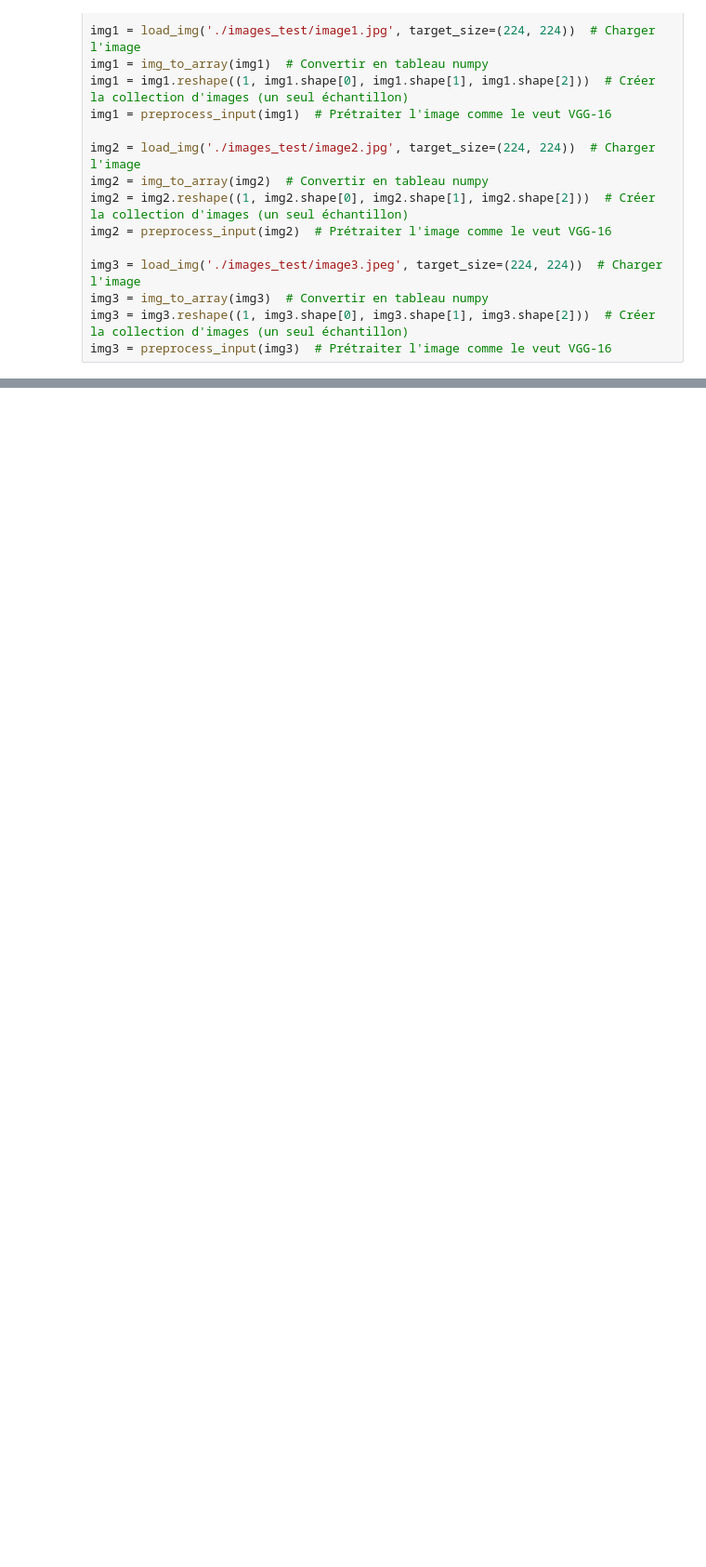
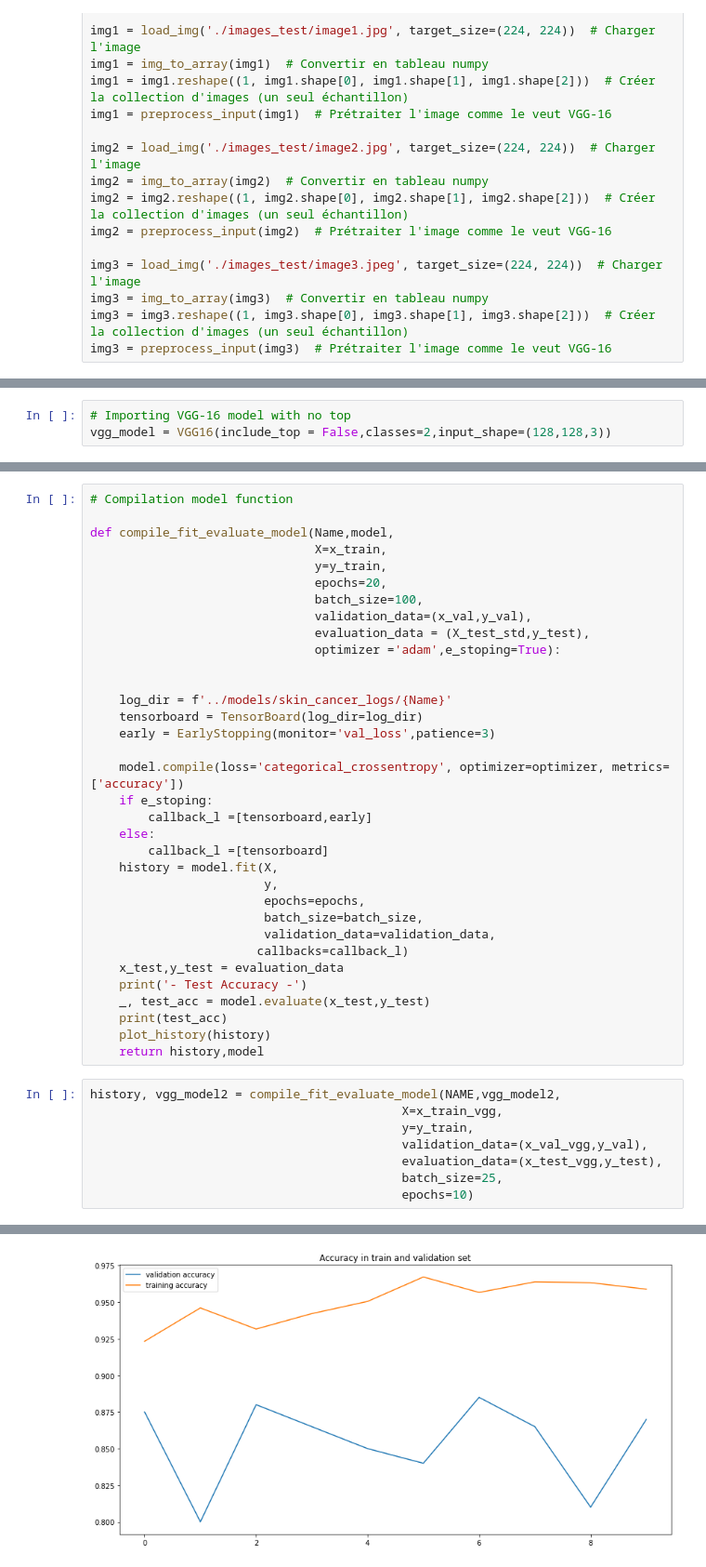
Before and after one commit to FernandoDanielArroyo/ML5, a Jupyter notebook: Notebooks/transfer_Learning.ipynb, the cells around one changed output, grey strips where cells are left out. Shown at 93% size. Saved outputs shown, nothing was run; the diff lists cells and outputs as text; blank space fills up the shorter version.

```diff
--- a/Notebooks/transfer_Learning.ipynb
+++ b/Notebooks/transfer_Learning.ipynb
@@ -89,0 +145,3 @@ Top 3 : [('n09256479', 'coral_reef', 0.6298398), ('n01950731', 'sea_slug', 0.135
+# %%
+# Importing VGG-16 model with no top
+vgg_model = VGG16(include_top = False,classes=2,input_shape=(128,128,3))
@@ -89,0 +239,43 @@ Top 3 : [('n09256479', 'coral_reef', 0.6298398), ('n01950731', 'sea_slug', 0.135
+# %%
+# Compilation model function
+
+def compile_fit_evaluate_model(Name,model,
+                               X=x_train,
+                               y=y_train,
+                               epochs=20,
+                               batch_size=100,
+                               validation_data=(x_val,y_val),
+                               evaluation_data = (X_test_std,y_test),
+                               optimizer ='adam',e_stoping=True):
+
+
+    log_dir = f'../models/skin_cancer_logs/{Name}'
+    tensorboard = TensorBoard(log_dir=log_dir)
+    early = EarlyStopping(monitor='val_loss',patience=3)
+
+    model.compile(loss='categorical_crossentropy', optimizer=optimizer, metrics=['accuracy'])
+    if e_stoping:
+        callback_l =[tensorboard,early]
+    else:
+        callback_l =[tensorboard]
+    history = model.fit(X,
+                        y,
+                        epochs=epochs,
+                        batch_size=batch_size,
+                        validation_data=validation_data,
+                       callbacks=callback_l)
+    x_test,y_test = evaluation_data
+    print('- Test Accuracy -')
+    _, test_acc = model.evaluate(x_test,y_test)
+    print(test_acc)
+    plot_history(history)
+    return history,model
+# %%
+history, vgg_model2 = compile_fit_evaluate_model(NAME,vgg_model2,
+                                           X=x_train_vgg,
+                                           y=y_train,
+                                           validation_data=(x_val_vgg,y_val),
+                                           evaluation_data=(x_test_vgg,y_test),
+                                           batch_size=25,
+                                           epochs=10)
+# %% [output]
@@ -89,0 +319 @@ Top 3 : [('n09256479', 'coral_reef', 0.6298398), ('n01950731', 'sea_slug', 0.135
+[figure, added]
```
Also changed, not shown: parts of 22 cells of this notebook, 45 other files.
